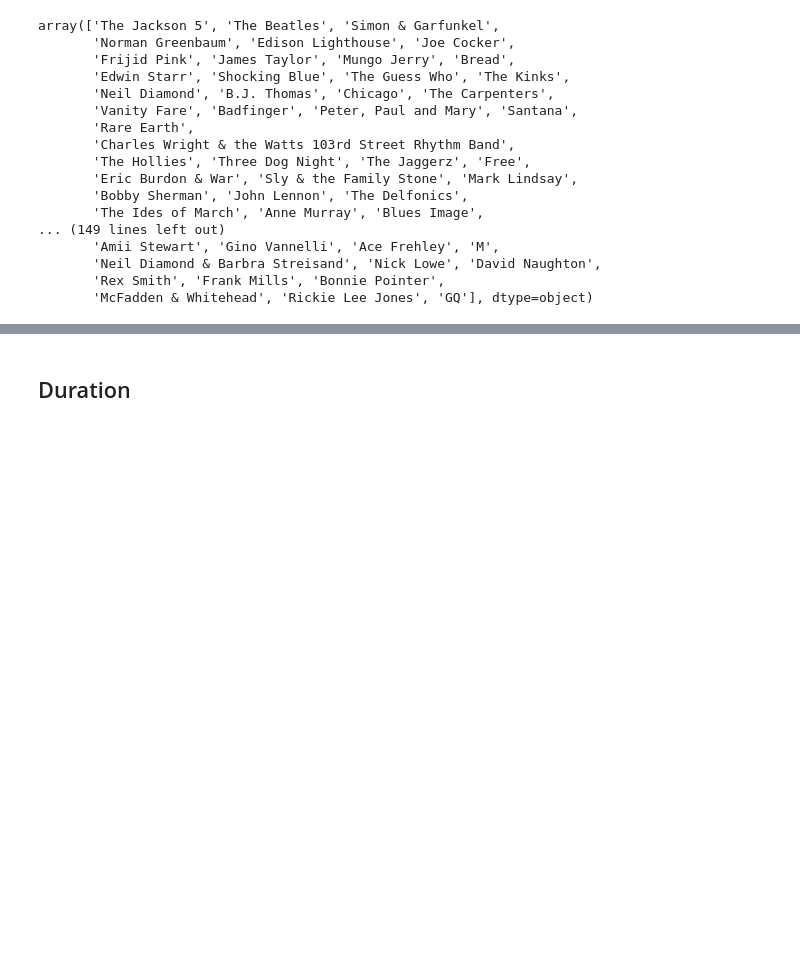
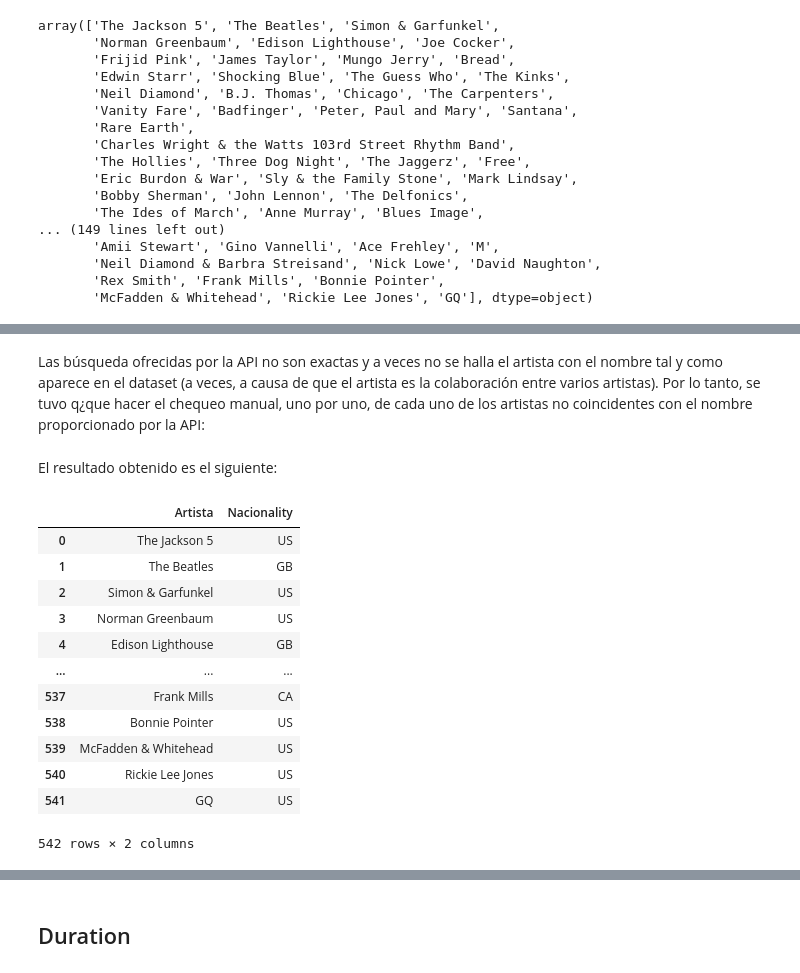
Before and after one commit to iroumec/TPE-FCD, a Jupyter notebook: Notebook.ipynb, the cells around one changed output, grey strips where cells are left out. Cells and saved outputs as stored; diff of their text form; code cells hidden in the pictures; blank space fills up the shorter version.

```diff
--- a/Notebook.ipynb
+++ b/Notebook.ipynb
@@ -528,0 +625,2 @@ array(['The Jackson 5', 'The Beatles', 'Simon & Garfunkel',
+# %% [markdown]
+Las búsqueda ofrecidas por la API no son exactas y a veces no se halla el artista con el nombre tal y como aparece en el dataset (a veces, a causa de que el artista es la colaboración entre varios artistas). Por lo tanto, se tuvo q¿que hacer el chequeo manual, uno por uno, de cada uno de los artistas no coincidentes con el nombre proporcionado por la API:
@@ -528,0 +634,20 @@ array(['The Jackson 5', 'The Beatles', 'Simon & Garfunkel',
+# %% [markdown]
+El resultado obtenido es el siguiente:
+# %%
+result = pd.read_csv("UniqueArtists.csv")
+
+result
+# %% [output]
+|  | Artista | Nacionality |
+| 0 | The Jackson 5 | US |
+| 1 | The Beatles | GB |
+| 2 | Simon & Garfunkel | US |
+| 3 | Norman Greenbaum | US |
+| 4 | Edison Lighthouse | GB |
+| ... | ... | ... |
+| 537 | Frank Mills | CA |
+| 538 | Bonnie Pointer | US |
+| 539 | McFadden & Whitehead | US |
+| 540 | Rickie Lee Jones | US |
+| 541 | GQ | US |
+542 rows × 2 columns
```
Also changed, not shown: parts of 21 cells of this notebook, 9 other files.
